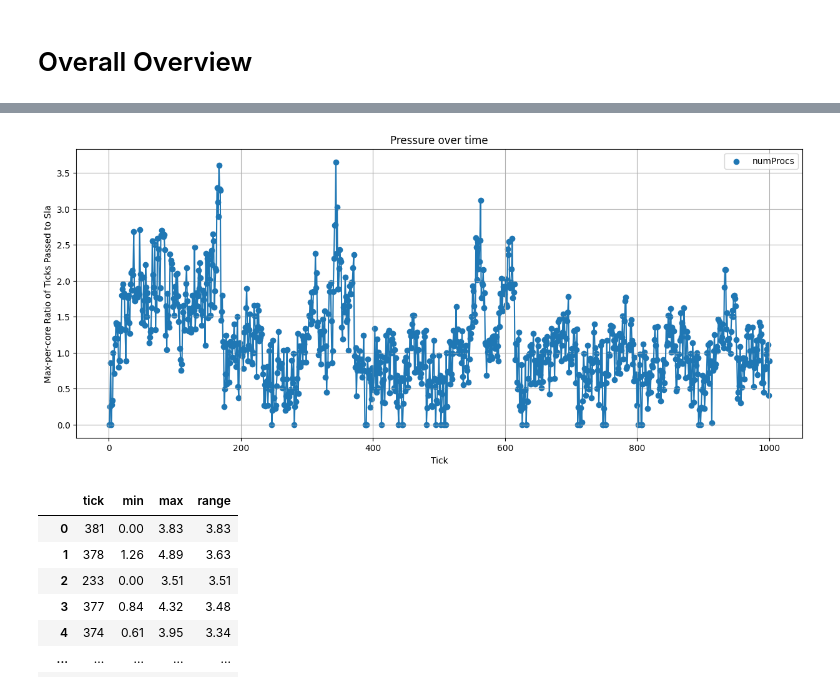
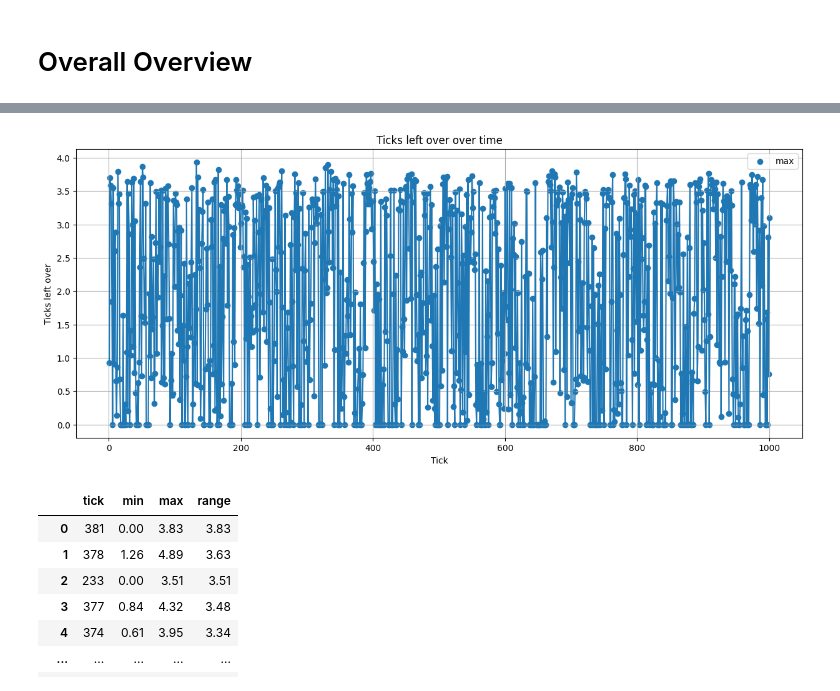
Before and after one commit to hannahmanuela/scheduler-simulator, a Jupyter notebook: results/analyze_output.ipynb, the cells around one changed output, grey strips where cells are left out. Drawn from its saved outputs; the diff is of its cells as text; code cells hidden in the pictures.

```diff
--- a/results/analyze_output.ipynb
+++ b/results/analyze_output.ipynb
@@ -15,10 +7,10 @@ please provide us feedback at https://github.com/pandas-dev/pandas/issues/54466
 # %%
 procs_added = pd.read_csv("procs_added.txt", index_col=None, names=["tick", "machineID", "procType", "sla", "actualComp", "migrated"])
-procs_current = pd.read_csv("procs_current.txt", index_col=None, names=["tick", "machineID", "coreId", "sla", "actualComp", "compDone"])
+procs_current = pd.read_csv("procs_current.txt", index_col=None, names=["tick", "machineID", "isActive", "sla", "actualComp", "compDone"])
 procs_done = pd.read_csv("procs_done.txt", index_col=None, names=["tick", "machineID", "procType", "sla", "ticksPassed", "actualComp"])
 procs_killed = pd.read_csv("procs_killed.txt", index_col=None, names=["tick", "machineID", "sla", "compDone", "memUsed"])
 
-util_metrics = pd.read_csv("usage.txt", index_col=None, names=["tick", "machineID", "coreId", "maxTicksPassedToSlaRatio", "memUsage", "qlen", "ticksInQ"])
+util_metrics = pd.read_csv("usage.txt", index_col=None, names=["tick", "machineID", "maxTicksPassedToSlaRatio", "memUsage", "qlen", "ticksInQ", "ticksLeftOver"])
 
 # sched_decisions = pd.read_csv("sched.txt", index_col=None, names=["tick", "machineID", "sla", "compDone", "ticksPassed", "ticksGiven", "done"])
 
@@ -130,28 +121,27 @@ typed.sort_values("timePassedAsPct", ascending=False).reset_index(drop=True)
 # %%
 # utilization
 
 # plot range per tick?
-out = util_metrics.groupby("tick")["maxTicksPassedToSlaRatio"].agg(['min', 'max']).reset_index()
-out['range'] = out['max'] - out['min']
+out = util_metrics.groupby("tick")["ticksLeftOver"].agg(['min', 'max']).reset_index()
 
 plt.figure(figsize=(15,6))
-plt.scatter(out["tick"], out["range"], label="numProcs")
-plt.plot(out["tick"], out["range"])
+plt.scatter(out["tick"], out["max"], label="max")
+plt.plot(out["tick"], out["max"])
 
 # plt.scatter(out["tick"], out["min"], color='lightblue', label="min")
 # plt.plot(out["tick"], out["min"], color='lightblue')
 
 # plt.scatter(out["tick"], out["max"], color='darkblue', label="max")
 # plt.plot(out["tick"], out["max"], color='darkblue')
 
-plt.title('Pressure over time')
+plt.title('Ticks left over over time')
 plt.xlabel('Tick')
-plt.ylabel('Max-per-core Ratio of Ticks Passed to Sla')
+plt.ylabel('Ticks left over')
 plt.grid(True)
 plt.legend()
 plt.show()
 # %% [output]
-[figure, old version]
+[figure, new version]
 # %%
 out.sort_values("range", ascending=False).reset_index(drop=True)
 # %% [output]
```
Also changed, not shown: parts of 7 cells of this notebook, 4 other files.
